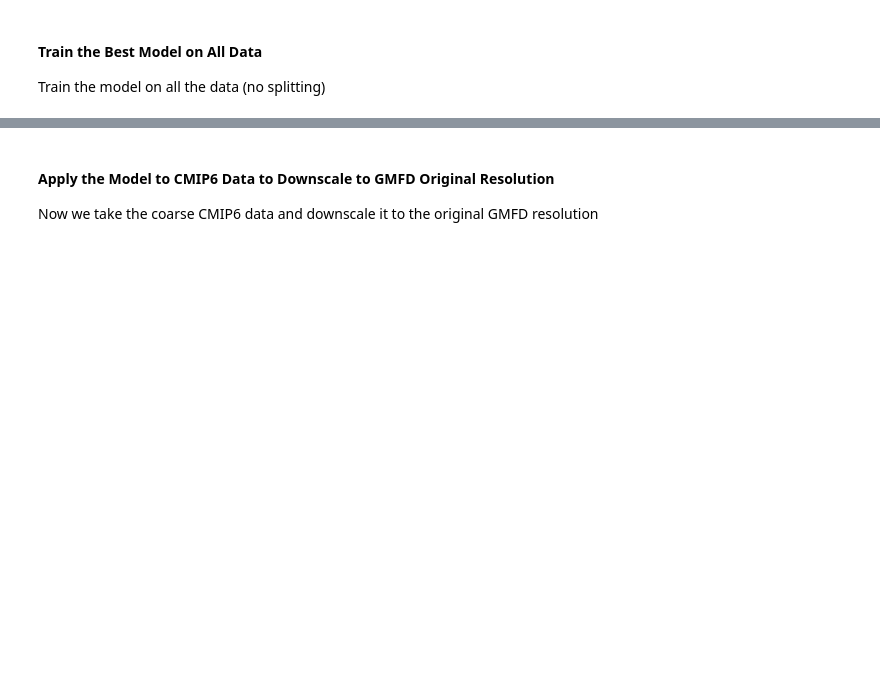
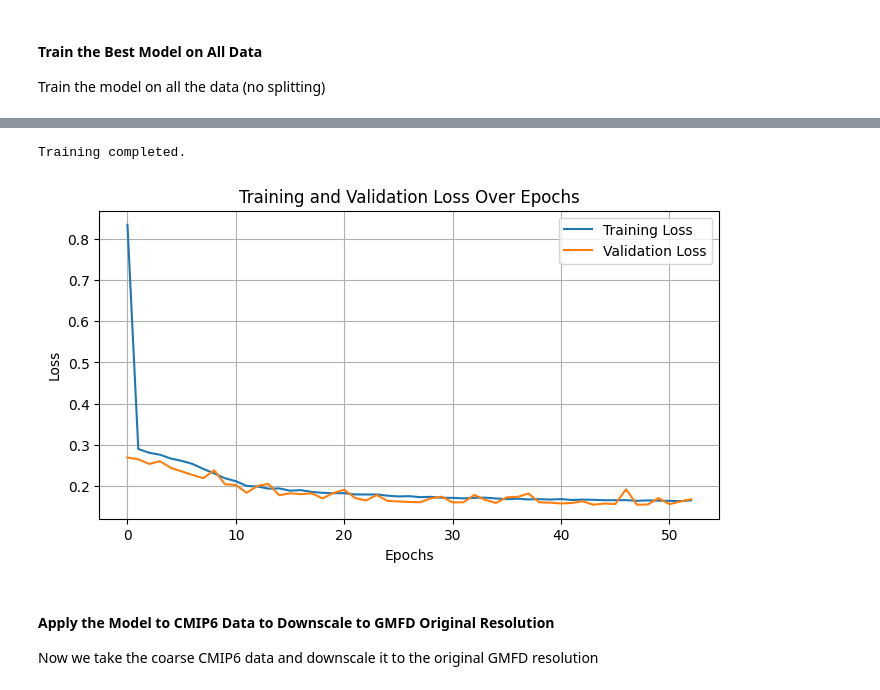
Before and after one commit to alexdum/downscale, a Jupyter notebook: python/unet.ipynb, the cells around one changed output, grey strips where cells are left out. Drawn from its saved outputs; the diff is of its cells as text; code cells hidden in the pictures; blank space fills up the shorter version.

```diff
--- a/python/unet.ipynb
+++ b/python/unet.ipynb
@@ -358,3 +325,66 @@ Epoch 64/1500
+# %%
+input_shape = (cmip6_train.shape[1], cmip6_train.shape[2], 1)  # Assuming 1 channel (tas)
+model = climate_unet(input_shape)
+
+# Compile model with refined custom loss
+optimizer = keras.optimizers.Adam(learning_rate=0.01)
+model.compile(optimizer=optimizer,
+              loss=climate_loss,
+              metrics=[tf.keras.metrics.MeanAbsoluteError()])
+
+# Initialize the history object
+history = {'loss': [], 'val_loss': []}
+
+# Using a single progress bar for the entire training process
+with tqdm(total=total_batches, desc='Training', unit='batch') as pbar:
+    # Fit the model using the fit method with callbacks and progress reporting
+    for epoch in range(epochs):
+        # Fit the model for one epoch
+        history_epoch = model.fit(
+           cmip6_train_reshaped, gmfd_train_reshaped,
+            validation_data=(X_val, y_val),
+            epochs=1,  # Train for one epoch
+            batch_size=batch_size,
+            callbacks=callbacks,
+            verbose=0  # Suppress output
+        )
+
+        # Update history
+        history['loss'].append(history_epoch.history['loss'][0])
+        history['val_loss'].append(history_epoch.history['val_loss'][0])
+
+        # Update progress bar with useful information
+        pbar.set_postfix({
+            'epoch': epoch + 1,
+            'loss': f"{history['loss'][-1]:.4f}",
+            'val_loss': f"{history['val_loss'][-1]:.4f}"
+        })
+
+        # Update progress bar for the number of batches in the epoch
+        pbar.update(int(np.ceil(len(X_train) / batch_size)))
+
+        # Check for early stopping
+        if len(history['val_loss']) > 10:  # Only check if we have enough data
+            if min(history['val_loss'][-10:]) == history['val_loss'][-10]:  # If no improvement
+                break
+
+# Finalize training
+print("Training completed.")
+model.save('models/unet_CNRM-ESM2-1.keras')  # keras format
+# %% [output]
+Training completed.
+# %%
+plt.figure(figsize=(8, 4))
+plt.plot(history['loss'], label='Training Loss')
+plt.plot(history['val_loss'], label='Validation Loss')
+plt.title('Training and Validation Loss Over Epochs')
+plt.xlabel('Epochs')
+plt.ylabel('Loss')
+plt.legend()
+plt.grid()
+plt.show()
+# %% [output]
+[figure, added]
 # %% [markdown]
 #### Apply the Model to CMIP6 Data to Downscale to GMFD Original Resolution
 Now we take the coarse CMIP6 data and downscale it to the original GMFD resolution
```
Also changed, not shown: parts of 16 cells of this notebook.
